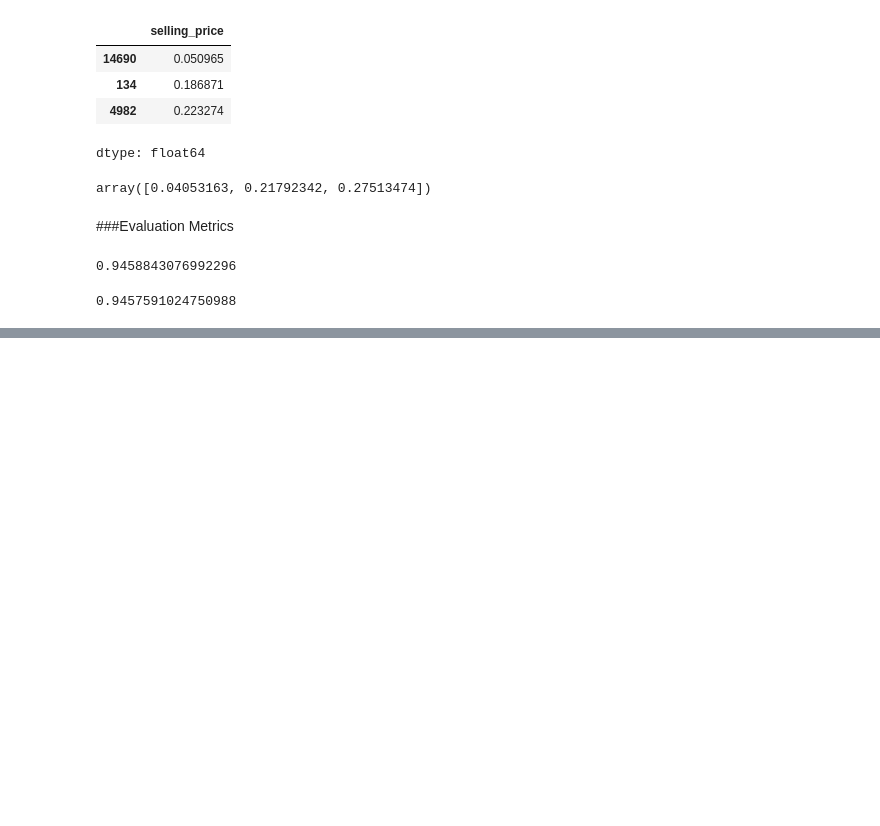
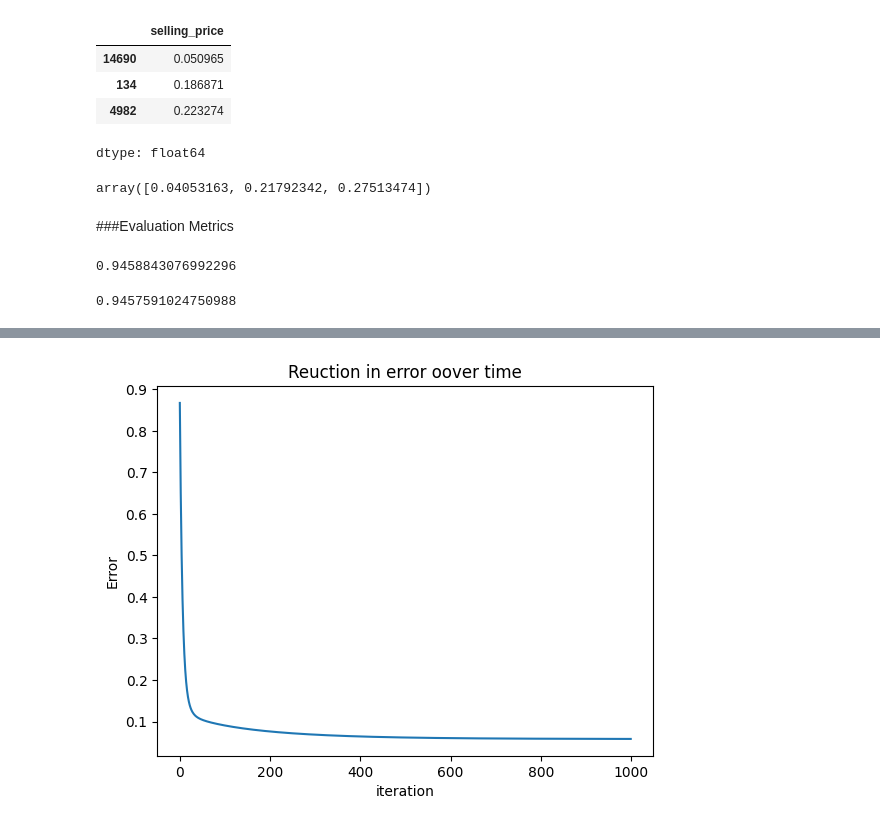
Before and after one commit to sr606/Machine-Learning_Practices, a Jupyter notebook: Linear_Regression_1_Notebook.ipynb, the cells around one changed output, grey strips where cells are left out. Drawn from its saved outputs; the diff is of its cells as text; code cells hidden in the pictures; blank space fills up the shorter version.

```diff
--- a/Linear_Regression_1_Notebook.ipynb
+++ b/Linear_Regression_1_Notebook.ipynb
@@ -255,0 +471,3 @@ model.score(X_train,y_train)
+# %%
+df = pd.read_csv('cars24-car-price-clean.csv')
+df.head()
@@ -255,0 +481,10 @@ model.score(X_train,y_train)
+# %%
+x = df.drop('selling_price', axis = 1)
+y = df['selling_price']
+
+from sklearn.model_selection import train_test_split
+x_train, x_test, y_train, y_test = train_test_split(x, y, test_size = 0.2, random_state= 10)
+# %%
+lr = LinearRegression(iterations= 1000)
+# %%
+lr.fit(x_train,y_train)
@@ -255,0 +524,9 @@ model.score(X_train,y_train)
+# %%
+fig = plt.figure()
+plt.plot(lr.error_list)
+plt.title('Reuction in error oover time')
+plt.xlabel('iteration')
+plt.ylabel('Error')
+plt.show()
+# %% [output]
+[figure, added]
```
Also changed, not shown: parts of 21 cells of this notebook.
